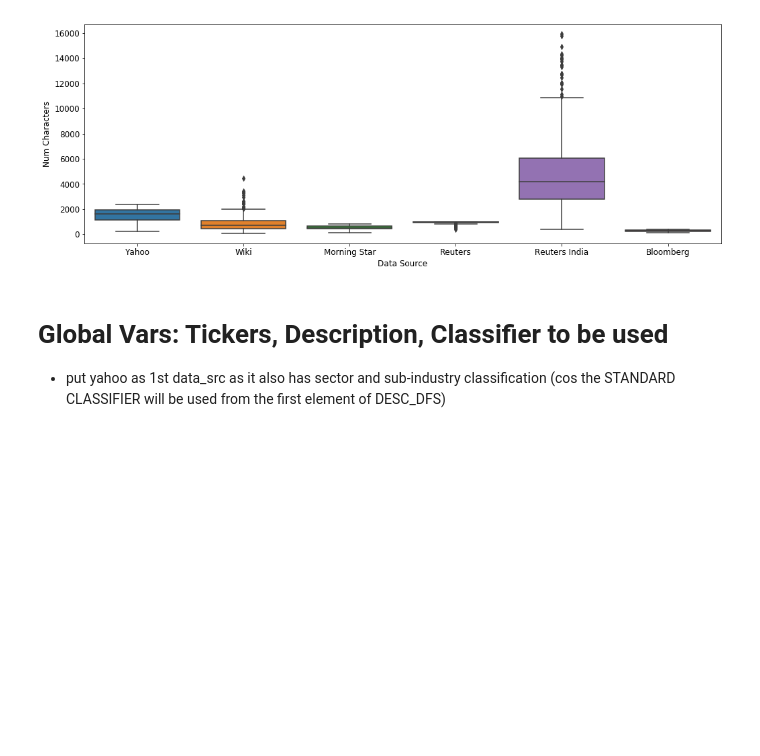
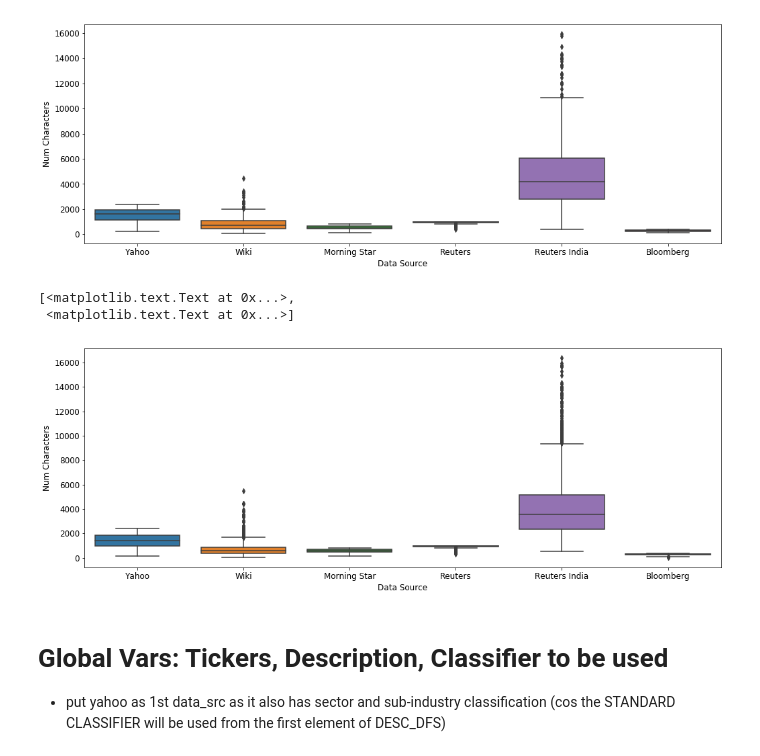
Before and after one commit to Sivalavida/Text-based-Industry-Classification, a Jupyter notebook: LSI Word Embedding.ipynb, the cells around one changed output. Drawn from its saved outputs; the diff is of its cells as text; code cells hidden in the pictures; blank space fills up the shorter version.

```diff
--- a/LSI Word Embedding.ipynb
+++ b/LSI Word Embedding.ipynb
@@ -456,0 +501,3 @@ russell_desc_wiki_df.Description.iloc[100]
+# %%
+russell_desc_ms_df = pd.read_csv('scrapy_spiders/data_out/russell_desc_morning_star.csv').dropna().reset_index(drop=True)
+russell_desc_ms_df = pd.merge(russell_desc_ms_df, ticker_to_gics_df, on='Ticker')
@@ -456,0 +535,3 @@ russell_desc_wiki_df.Description.iloc[100]
+# %%
+russell_desc_reuters_df = pd.read_csv('scrapy_spiders/data_out/russell_desc_reuters.csv').dropna().reset_index(drop=True)
+russell_desc_reuters_df = pd.merge(russell_desc_reuters_df, ticker_to_gics_df, on='Ticker')
@@ -456,0 +569,3 @@ russell_desc_wiki_df.Description.iloc[100]
+# %%
+russell_desc_ri_df = pd.read_csv('scrapy_spiders/data_out/russell_desc_reuters_india.csv').dropna().reset_index(drop=True)
+russell_desc_ri_df = pd.merge(russell_desc_ri_df, ticker_to_gics_df, on='Ticker')
@@ -520,8 +660,9 @@ SNP_DESC_DFS = filter_common_tickers(SNP_DESC_DFS)
 # %% [markdown]
 ### Russell Filtering
 # %%
-RUSSELL_DATA_SRCS = ['Yahoo', '10K', 'Wiki', 'Morning Star', 'Reuters', 'Reuters India']
-RUSSELL_DESC_DFS = [russell_desc_yahoo_df, russell_desc_10K_df, russell_desc_wiki_df, russell_desc_ms_df, russell_desc_reuters_df, russell_desc_ri_df]
+RUSSELL_DATA_SRCS = ['Yahoo', '10K', 'Wiki', 'Morning Star', 'Reuters', 'Reuters India', 'Bloomberg']
+RUSSELL_DESC_DFS = [russell_desc_yahoo_df, russell_desc_10K_df, russell_desc_wiki_df, russell_desc_ms_df,
+                    russell_desc_reuters_df, russell_desc_ri_df, russell_desc_bloomberg_df]
 RUSSELL_DESC_DFS = filter_common_tickers(RUSSELL_DESC_DFS)
 # %% [markdown]
 ##### Test
@@ -543,6 +685,17 @@ ax.set(ylabel="Num Characters", xlabel='Data Source')
 [<matplotlib.text.Text at 0x...>,
  <matplotlib.text.Text at 0x...>]
 [figure]
+# %%
+desc_lens = [df.Description.apply(len) for df in RUSSELL_DESC_DFS]
+len_df = pd.concat(desc_lens, axis=1)
+len_df.columns = RUSSELL_DATA_SRCS
+len_df.drop('10K', axis=1, inplace=True)
+ax = sns.boxplot(data=len_df)
+ax.set(ylabel="Num Characters", xlabel='Data Source')
+# %% [output]
+[<matplotlib.text.Text at 0x...>,
+ <matplotlib.text.Text at 0x...>]
+[figure, added]
 # %% [markdown]
 # Global Vars: Tickers, Description, Classifier to be used
 
```
Also changed, not shown: parts of 34 cells of this notebook, 7 other files.
